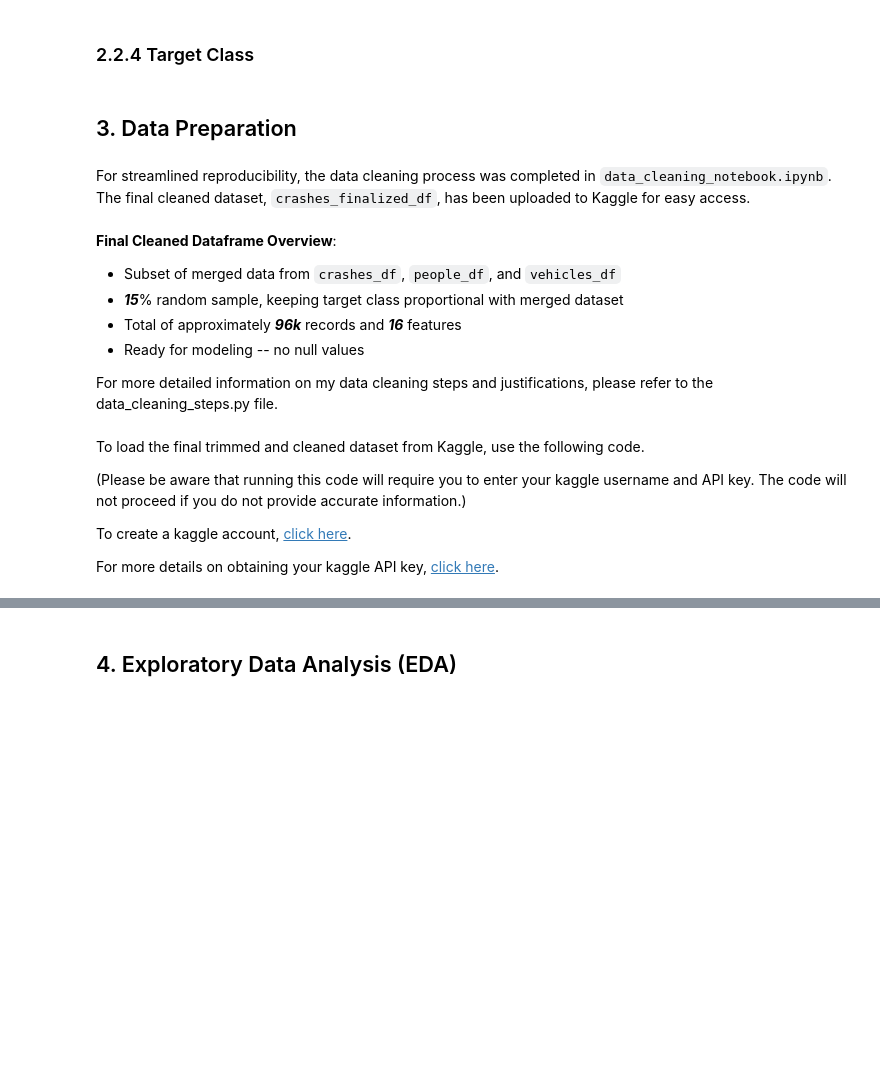
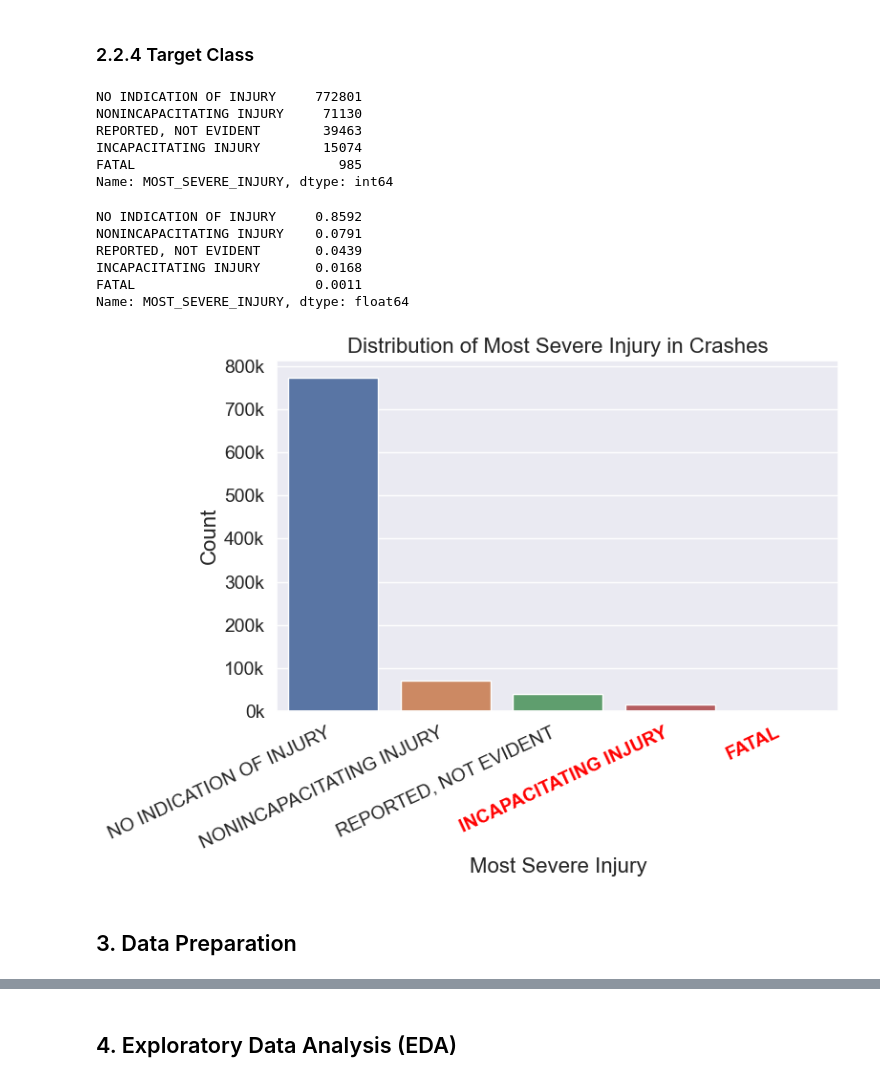
Before and after one commit to ckucewicz/traffic_crash_prediction, a Jupyter notebook: notebook.ipynb, the cells around one changed output, grey strips where cells are left out. Drawn from its saved outputs; the diff is of its cells as text; code cells hidden in the pictures; blank space fills up the shorter version.

Commit message:
Finalizing Notebook

```diff
--- a/notebook.ipynb
+++ b/notebook.ipynb
@@ -252 +167,9 @@ vehicles DataFrame loaded successfully.
+# %%
+# Step 5: Load CSV files into pandas DataFrames
+dataframes = {
+    'people': pd.read_csv('chicago_traffic_data/people.csv'),
+    'traffic_crashes': pd.read_csv('chicago_traffic_data/traffic_crashes.csv'),
+    'vehicles': pd.read_csv('chicago_traffic_data/vehicles.csv'),
+    'crashes_finalized': pd.read_csv('crashes_finalized_df.csv')
+}
 # %%
@@ -442,8 +471,31 @@ traffic_crashes_df['MOST_SEVERE_INJURY'].value_counts(normalize = True)
+# %%
+# stores and print the class distrbution for the target variable
+injury_counts = traffic_crashes_df['MOST_SEVERE_INJURY'].value_counts()
+injury_counts
+# %% [output]
+NO INDICATION OF INJURY     772801
+NONINCAPACITATING INJURY     71130
+REPORTED, NOT EVIDENT        39463
+INCAPACITATING INJURY        15074
+FATAL                          985
+Name: MOST_SEVERE_INJURY, dtype: int64
+# %%
+# Prints the class distribution for the target variable as a percentage
+round(traffic_crashes_df['MOST_SEVERE_INJURY'].value_counts(normalize = True), 4)
+# %% [output]
+NO INDICATION OF INJURY     0.8592
+NONINCAPACITATING INJURY    0.0791
+REPORTED, NOT EVIDENT       0.0439
+INCAPACITATING INJURY       0.0168
+FATAL                       0.0011
+Name: MOST_SEVERE_INJURY, dtype: float64
 # %%
+# plots a bar graph visualizing the distribution of target variable features
+
 # Creates the bar plot
-#sns.set_theme(style="darkgrid")
-#plt.figure(figsize=(8, 6))
-#sns.barplot(x=injury_counts.index, y=injury_counts.values)
+sns.set_theme(style="darkgrid")
+plt.figure(figsize=(8, 6))
+sns.barplot(x=injury_counts.index, y=injury_counts.values)
 
 # Custom y-axis formatting to show values in 'k'
 def y_axis_formatter(x, pos):
@@ -463,51 +515,35 @@ def y_axis_formatter(x, pos):
     str: The formatted string with a 'k' suffix (e.g., "10k" for 10000).
     """
 
     # Dividing by 1000 to convert to "k"
     return f'{int(x / 1000)}k'
 
 plt.gca().yaxis.set_major_formatter(FuncFormatter(y_axis_formatter))
 
 # Add titles and labels
 plt.title('Distribution of Most Severe Injury in Crashes', fontsize=16)
 plt.xlabel('Most Severe Injury', fontsize=16)
 plt.ylabel('Count', fontsize=16)
 
 # Rotate x-axis labels
 plt.xticks(rotation=25, ha='right', fontsize=14)
 plt.yticks(fontsize=14)
 
 # Make specific x-axis labels bold and red
 highlighted_labels = ['FATAL', 'INCAPACITATING INJURY']
 for label in plt.gca().get_xticklabels():
     if label.get_text() in highlighted_labels:
         label.set_fontweight('bold')
         label.set_color('red')
 
 # Save the plot with a transparent background
 plt.tight_layout()
 
 # saving the visualization is commented out
-plt.savefig('images/most_severe_distribution.png', transparent=False)
+#plt.savefig('images/most_severe_distribution.jpg', transparent=False)
 
 plt.show()
+# %% [output]
+[figure, added]
 # %% [markdown]
 ## 3. <a name ="Data-Preparation"></a> Data Preparation
-# %% [markdown]
-For streamlined reproducibility, the data cleaning process was completed in `data_cleaning_notebook.ipynb`. The final cleaned dataset, `crashes_finalized_df`, has been uploaded to Kaggle for easy access.
-<br><br>
-**Final Cleaned Dataframe Overview**:
-   * Subset of merged data from `crashes_df`, `people_df`, and `vehicles_df`
-   * ***15***% random sample, keeping target class proportional with merged dataset
-   * Total of approximately ***96k*** records and ***16*** features
-   * Ready for modeling -- no null values
-
-For more detailed information on my data cleaning steps and justifications, please refer to the data_cleaning_steps.py file.
-# %% [markdown]
-To load the final trimmed and cleaned dataset from Kaggle, use the following code.
-
-(Please be aware that running this code will require you to enter your kaggle username and API key. The code will not proceed if you do not provide accurate information.)
-
-To create a kaggle account, [click here](https://www.kaggle.com/account/login).
-
-For more details on obtaining your kaggle API key, [click here](https://github.com/Kaggle/kaggle-api/blob/main/docs/README.md).
```
Also changed, not shown: parts of 98 cells of this notebook, 11 other files.
